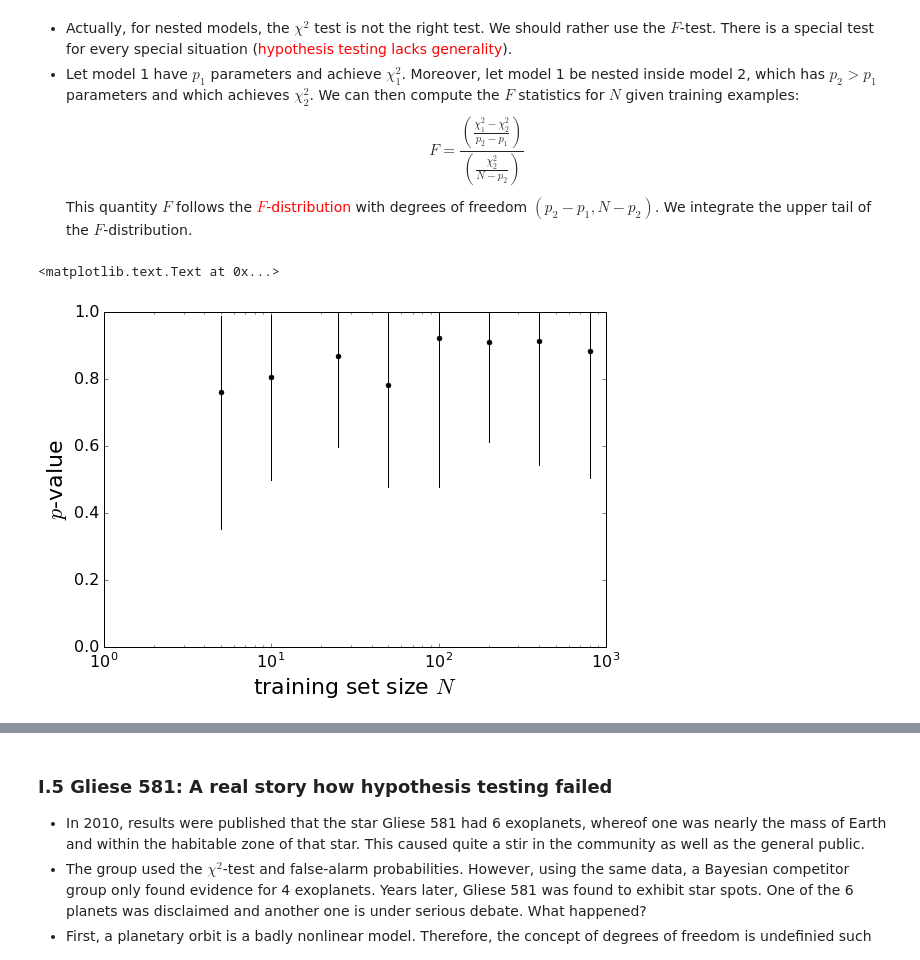
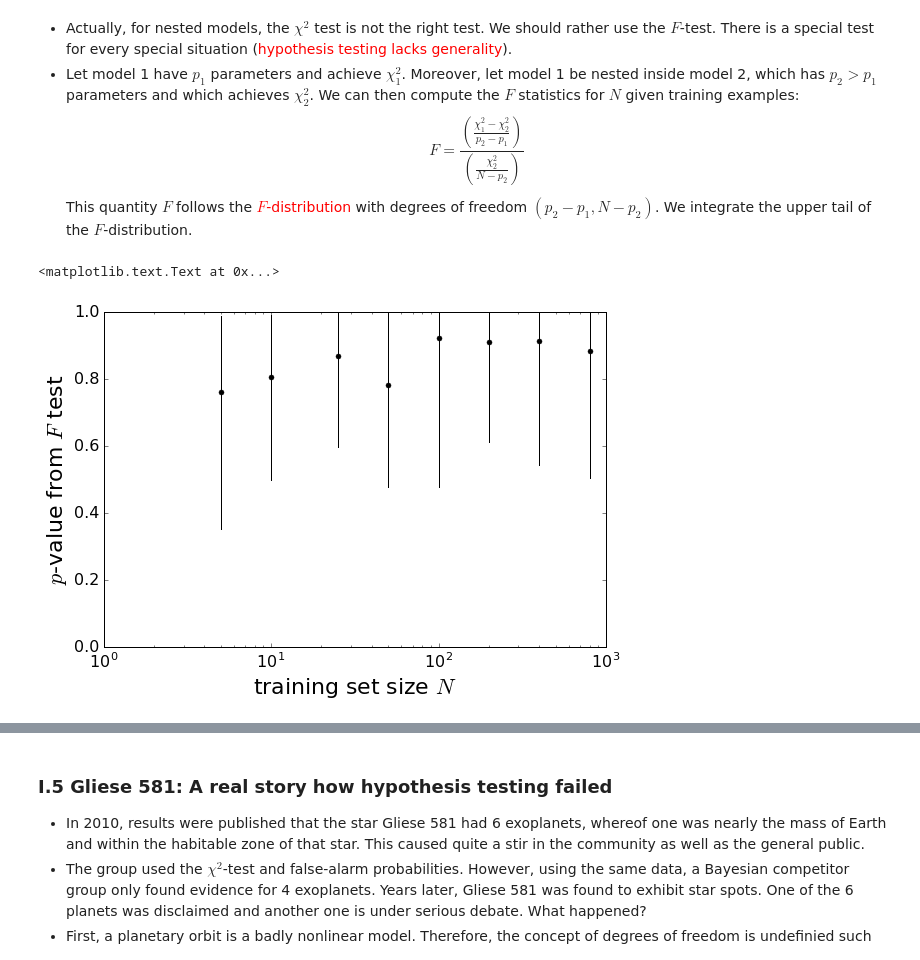
Before and after one commit to iccub-ml/model_assessment_II, a Jupyter notebook: ModelEvaluationII.ipynb, the cells around one changed output, grey strips where cells are left out. Drawn from its saved outputs; the diff is of its cells as text; code cells hidden in the pictures.

```diff
--- a/ModelEvaluationII.ipynb
+++ b/ModelEvaluationII.ipynb
@@ -232,32 +232,32 @@ for N in TrainSetSize:
         # Compute predictions of best-fit model and evaluate chi-2.
         prediction = numpy.dot(Design, theta)
         residuals  = Y - prediction
         chi2_2     = numpy.dot(residuals,residuals)
         # Compute value of F score.
         p1 = 1  # 0th-order polynomial has 1 fit parameter.
         p2 = 2  # 1st-order polynomial has 2 fit parameters.
         F  = ((chi2_1 - chi2_2)/(p2 - p1))/(chi2_2/(N-p2))
         # Compute p-value of F score under F-distribution.
         p2minp1       = p2 - p1
         Nminp2        = N - p2
         RawPValues[s] = 1.0 - Fdist.cdf(F, Nminp2, p2minp1)
     # Sort the p-values.
     RawPValues = sorted(RawPValues)
     # Get median, lower 16% and upper 84% levels.
     PValueMed.append(numpy.median(RawPValues))
     PValueLower.append(RawPValues[int(round(0.16*(Nsimu-1.0)))])
     PValueUpper.append(RawPValues[int(round(0.84*(Nsimu-1.0)))])
 # Plot how p-value evolves as N increases.
 plt.figure(2, figsize=(9,6))
 plt.plot(TrainSetSize, PValueMed, 'o', ms=5, color='black')
 for n in range(len(TrainSetSize)):
     plt.plot([TrainSetSize[n], TrainSetSize[n]], [PValueLower[n],PValueUpper[n]], '-', lw=1, color='black')
 plt.xscale('log')
 plt.ylim(0,1)  # p-value is a probability in range [0,1]
 plt.xticks(fontsize=16)
 plt.yticks(fontsize=16)
 plt.xlabel(r'training set size $N$', fontsize=22)
-plt.ylabel(r'$p$-value', fontsize=22)
+plt.ylabel(r'$p$-value from $F$ test', fontsize=22)
 # %% [output]
 <matplotlib.text.Text at 0x...>
-[figure, old version]
+[figure, new version]
```
Also changed, not shown: parts of 6 cells of this notebook.
